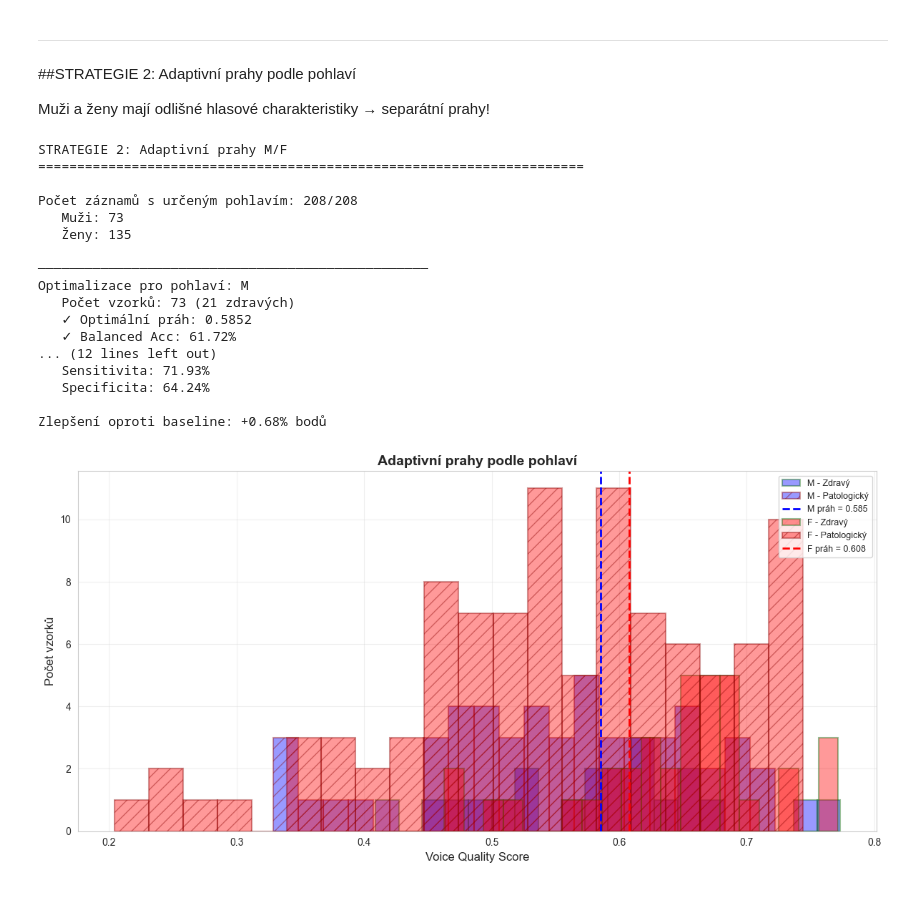
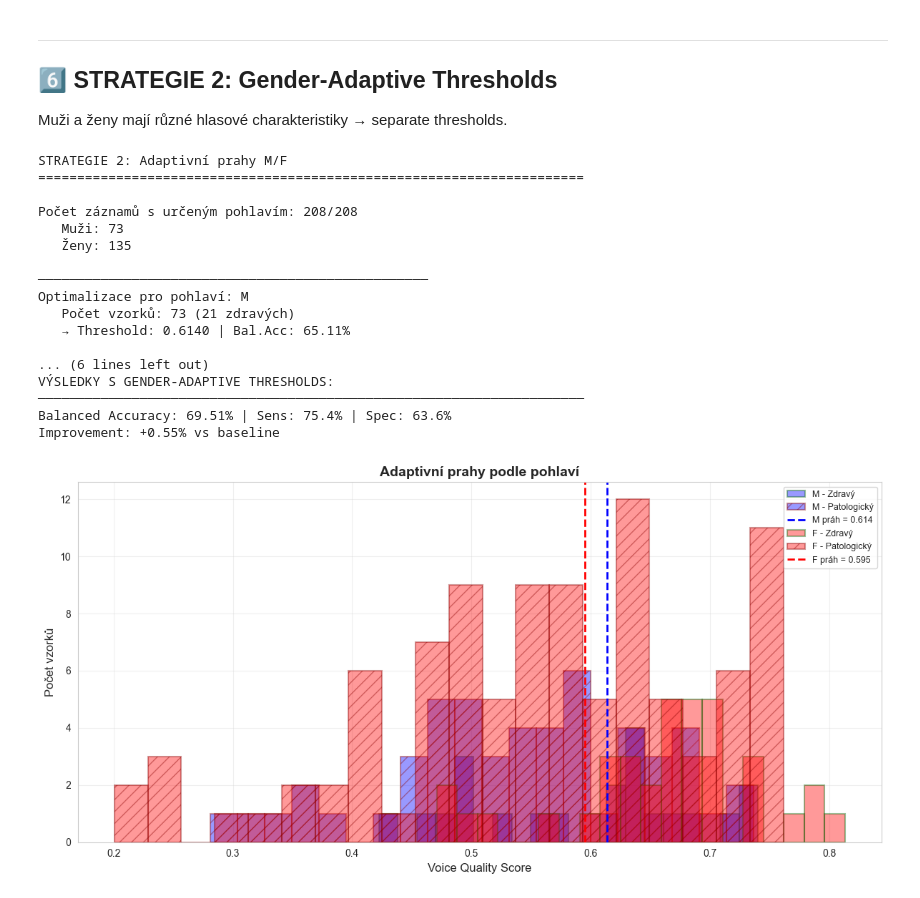
Before and after one commit to BuwikSan/University-stuff-and-small-scale-projects, a Jupyter notebook: 1_University/3_semestr/pzs_project/pzs_seminarky/Seminarka_II_FINAL.ipynb, the cells around one changed output. Cells and saved outputs as stored; diff of their text form; code cells hidden in the pictures.

```diff
--- a/1_University/3_semestr/pzs_project/pzs_seminarky/Seminarka_II_FINAL.ipynb
+++ b/1_University/3_semestr/pzs_project/pzs_seminarky/Seminarka_II_FINAL.ipynb
@@ -151,11 +140,12 @@ for idx, rec_name in enumerate(record_names):
         sig_preprocessed = sig_preprocessed - np.mean(sig_preprocessed)
         sig_preprocessed = sig_preprocessed / (np.max(np.abs(sig_preprocessed)) + 1e-10)
 
-        # 4️⃣ FEATURE EXTRACTION (RYCHLÁ VERZE - bez jitter/shimmer)
+        # 4️⃣ FEATURE EXTRACTION (ORIGINÁLNÍ VERZE - s autocorrelation jitter/shimmer)
 
         # === A) ČASOVÉ PŘÍZNAKY (Týden 5-6) ===
         hnr = pzs.calculate_hnr(sig_preprocessed, fs)
-        # jitter/shimmer VYPNUTY - aproximace nefunguje dobře
+        jitter = pzs.calculate_jitter(sig_preprocessed, fs)  # ORIGINÁLNÍ autocorrelation verze
+        shimmer = pzs.calculate_shimmer(sig_preprocessed, fs)  # ORIGINÁLNÍ peak-matched RMS verze
         zcr = pzs.calculate_zcr(sig_preprocessed)
         energy_var = pzs.calculate_energy_variability(sig_preprocessed, fs)
 
@@ -184,8 +174,8 @@ for idx, rec_name in enumerate(record_names):
 
             # Časové příznaky
             'hnr': hnr,
-            'jitter': 0,  # VYPNUTO - aproximace nefunguje
-            'shimmer': 0,  # VYPNUTO - aproximace nefunguje
+            'jitter': jitter,  # AKTIVNÍ - autocorrelation verze
+            'shimmer': shimmer,  # AKTIVNÍ - peak-matched RMS verze
             'zcr': zcr,
             'energy_var': energy_var,
 
@@ -220,19 +210,12 @@ for idx, rec_name in enumerate(record_names):
 df = pd.DataFrame(results)
 
 print(f"\n{'='*70}")
-print(f"ZPRACOVÁNÍ DOKONČENO!")
+print(f"EXTRAKCE DOKONČENA: {len(results)} souborů, {len(errors)} chyb")
 print(f"{'='*70}")
-print(f"Zpracováno: {len(results)} souborů")
-print(f"Chyby: {len(errors)} souborů")
-print(f"\nDistribuce:")
-print(f"   Zdravých: {df['is_healthy'].sum()} ({df['is_healthy'].sum()/len(df)*100:.1f}%)")
-print(f"   Patologických: {(~df['is_healthy']).sum()} ({(~df['is_healthy']).sum()/len(df)*100:.1f}%)")
-print(f"   Muži: {(df['sex']=='M').sum()}, Ženy: {(df['sex']=='F').sum()}")
-print(f"\nExtrahováno příznaků: {len(df.columns) - 6}")  # -6 metadata sloupců
-
-# Zobrazení prvních řádků
-print(f"\nPreview dat:")
-display(df.head())
+print(f"Distribuce: {df['is_healthy'].sum()} zdravých ({df['is_healthy'].sum()/len(df)*100:.1f}%), "
+      f"{(~df['is_healthy']).sum()} patologických ({(~df['is_healthy']).sum()/len(df)*100:.1f}%)")
+print(f"Pohlaví: {(df['sex']=='M').sum()} M, {(df['sex']=='F').sum()} F")
+print(f"Příznaky: {len(df.columns) - 6} (5 časových, 6 spektrálních, 2 kepstrální)")
 # %% [output]
 Data directory: c:\GitHub\University-stuff-and-small-scale-projects\1_University\3_semestr\pzs_project\shared_data\voice-icar-federico-ii-database-1.0.0
 Nalezeno 208 záznamů
@@ -652,9 +578,9 @@ True: Zdravý          13              44
 # %% [markdown]
 ---
 
-##STRATEGIE 2: Adaptivní prahy podle pohlaví
+## 6️⃣ STRATEGIE 2: Gender-Adaptive Thresholds
 
-Muži a ženy mají odlišné hlasové charakteristiky → separátní prahy!
+Muži a ženy mají různé hlasové charakteristiky → separate thresholds.
 # %%
 # === STRATEGIE 2: ADAPTIVNÍ PRAHY PODLE POHLAVÍ ===
 
@@ -712,8 +638,7 @@ for gender in ['M', 'F']:
         'metrics': best_m
     }
 
-    print(f"   ✓ Optimální práh: {best_t:.4f}")
-    print(f"   ✓ Balanced Acc: {best_bal * 100:.2f}%")
+    print(f"   → Threshold: {best_t:.4f} | Bal.Acc: {best_bal * 100:.2f}%")
 
 # Aplikace genderově specifických prahů
 df_gendered['prediction'] = False
@@ -737,18 +662,12 @@ sens = tp / (tp + fn)
 spec = tn / (tn + fp)
 bal = (sens + spec) / 2
 
-print(f"\n{'='*70}")
-print("CELKOVÉ VÝSLEDKY S ADAPTIVNÍMI PRAHY:")
-print(f"{'='*70}")
-print(f"   Celková přesnost: {acc * 100:.2f}%")
-print(f"   Balanced Accuracy: {bal * 100:.2f}%")
-print(f"   Sensitivita: {sens * 100:.2f}%")
-print(f"   Specificita: {spec * 100:.2f}%")
+print(f"\n{'─'*70}")
+print(f"VÝSLEDKY S GENDER-ADAPTIVE THRESHOLDS:")
+print(f"{'─'*70}")
+print(f"Balanced Accuracy: {bal * 100:.2f}% | Sens: {sens * 100:.1f}% | Spec: {spec * 100:.1f}%")
+print(f"Improvement: {bal * 100 - baseline_bal:+.2f}% vs baseline")
 
-improvement = bal * 100 - baseline_bal
-print(f"\nZlepšení oproti baseline: {improvement:+.2f}% bodů")
-
-# Vizualizace rozdílu prahů
 fig, ax = plt.subplots(figsize=(12, 6))
 
 for gender, color in [('M', 'blue'), ('F', 'red')]:
@@ -762,37 +681,37 @@ for gender, color in [('M', 'blue'), ('F', 'red')]:
            label=f'{gender} - Zdravý', color=color, edgecolor='darkgreen', linewidth=1.5)
     ax.hist(df_patho['score_weighted'], bins=20, alpha=0.4,
            label=f'{gender} - Patologický', color=color, edgecolor='darkred', linewidth=1.5, hatch='//')
 
     # Práh
     threshold = results_gendered[gender]['threshold']
     ax.axvline(threshold, color=color, linestyle='--', linewidth=2,
               label=f'{gender} práh = {threshold:.3f}')
 
 ax.set_xlabel('Voice Quality Score', fontsize=12)
 ax.set_ylabel('Počet vzorků', fontsize=12)
 ax.set_title('Adaptivní prahy podle pohlaví', fontsize=14, fontweight='bold')
 ax.legend(loc='upper right', fontsize=9)
 ax.grid(True, alpha=0.3)
 plt.tight_layout()
 plt.show()
 
 adaptive_bal = bal * 100
 # %% [output]
 STRATEGIE 2: Adaptivní prahy M/F
 ======================================================================
 
 Počet záznamů s určeným pohlavím: 208/208
    Muži: 73
    Ženy: 135
 
 ──────────────────────────────────────────────────
 Optimalizace pro pohlaví: M
    Počet vzorků: 73 (21 zdravých)
-   ✓ Optimální práh: 0.5852
-   ✓ Balanced Acc: 61.72%
-... (12 lines left out)
-   Sensitivita: 71.93%
-   Specificita: 64.24%
+   → Threshold: 0.6140 | Bal.Acc: 65.11%
 
-Zlepšení oproti baseline: +0.68% bodů
+... (6 lines left out)
+VÝSLEDKY S GENDER-ADAPTIVE THRESHOLDS:
+──────────────────────────────────────────────────────────────────────
+Balanced Accuracy: 69.51% | Sens: 75.4% | Spec: 63.6%
+Improvement: +0.55% vs baseline
-[figure, old version]
+[figure, new version]
```
Also changed, not shown: parts of 13 cells of this notebook, 5 other files.
